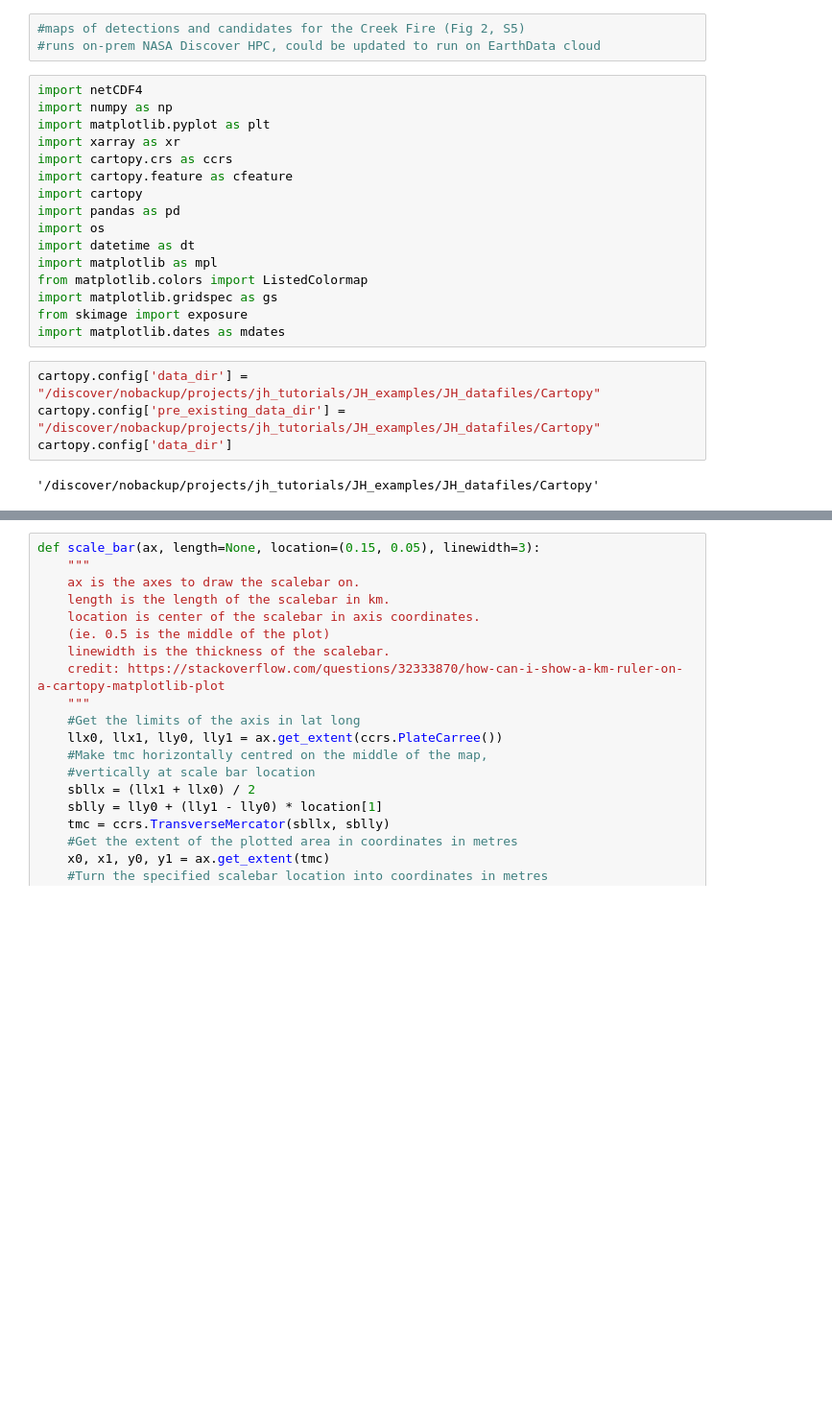
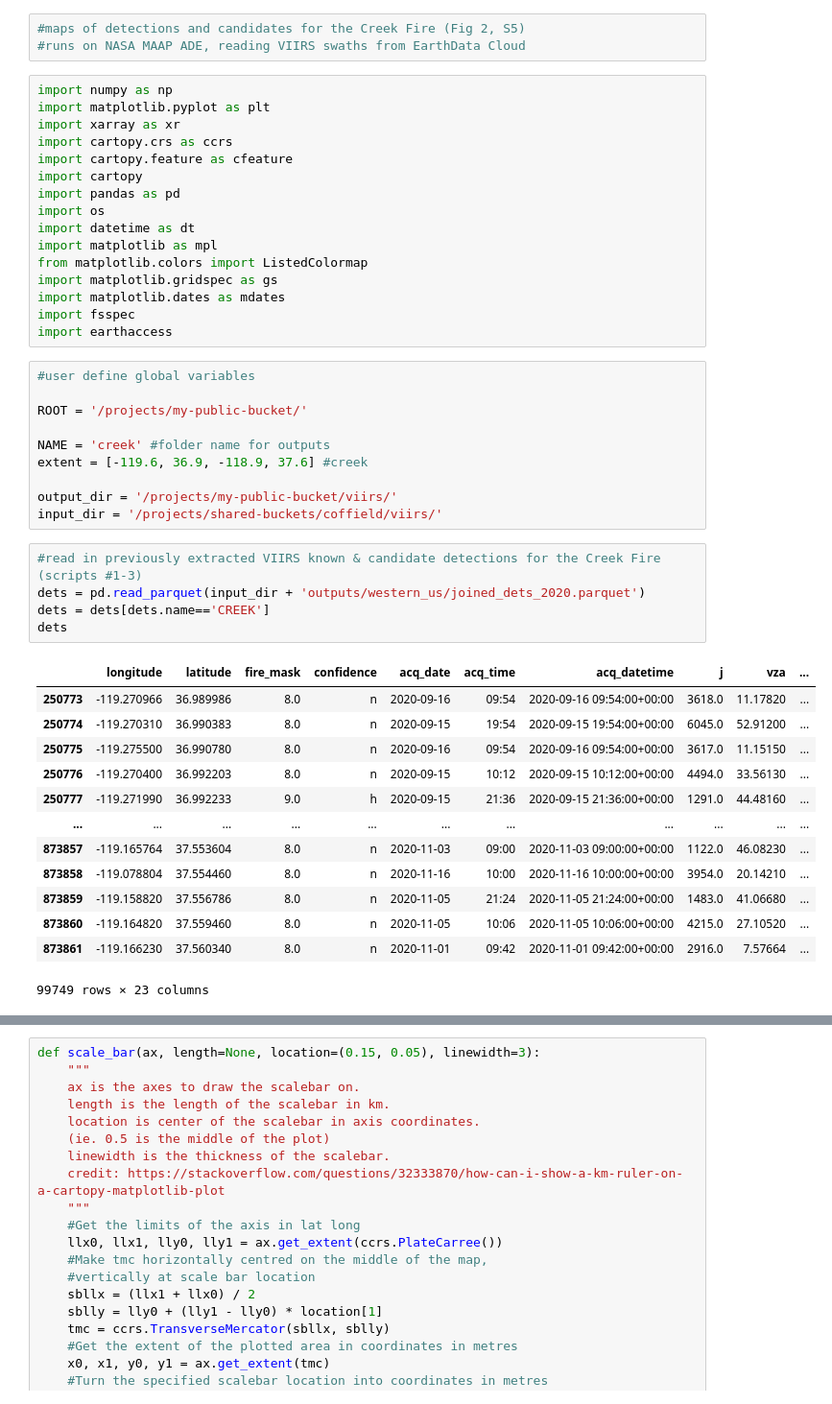
Before and after one commit to scoffiel/candidate_fires, a Jupyter notebook: 4_creek_figures.ipynb, the cells around one changed output, grey strips where cells are left out. Shown at 96% size. Saved outputs shown, nothing was run; the diff lists cells and outputs as text; blank space fills up the shorter version.

Commit message:
Add scripts (revised submission Aug 2025)

```diff
--- a/4_creek_figures.ipynb
+++ b/4_creek_figures.ipynb
@@ -1,8 +1,7 @@
 # %%
 #maps of detections and candidates for the Creek Fire (Fig 2, S5)
-#runs on-prem NASA Discover HPC, could be updated to run on EarthData cloud
+#runs on NASA MAAP ADE, reading VIIRS swaths from EarthData Cloud
 # %%
-import netCDF4
 import numpy as np
 import matplotlib.pyplot as plt
 import xarray as xr
@@ -15,11 +14,35 @@ import datetime as dt
 import matplotlib as mpl
 from matplotlib.colors import ListedColormap
 import matplotlib.gridspec as gs
-from skimage import exposure
 import matplotlib.dates as mdates
+import fsspec
+import earthaccess
-# %%
-cartopy.config['data_dir'] = "/discover/nobackup/projects/jh_tutorials/JH_examples/JH_datafiles/Cartopy"
-cartopy.config['pre_existing_data_dir'] = "/discover/nobackup/projects/jh_tutorials/JH_examples/JH_datafiles/Cartopy"
-cartopy.config['data_dir']
-# %% [output]
-'/discover/nobackup/projects/jh_tutorials/JH_examples/JH_datafiles/Cartopy'
+# %%
+#user define global variables
+
+ROOT = '/projects/my-public-bucket/'
+
+NAME = 'creek' #folder name for outputs
+extent = [-119.6, 36.9, -118.9, 37.6] #creek
+
+output_dir = '/projects/my-public-bucket/viirs/'
+input_dir = '/projects/shared-buckets/coffield/viirs/'
+# %%
+#read in previously extracted VIIRS known & candidate detections for the Creek Fire (scripts #1-3)
+dets = pd.read_parquet(input_dir + 'outputs/western_us/joined_dets_2020.parquet')
+dets = dets[dets.name=='CREEK']
+dets
+# %% [output]
+|  | longitude | latitude | fire_mask | confidence | acq_date | acq_time | acq_datetime | j | vza | ... |
+| 250773 | -119.270966 | 36.989986 | 8.0 | n | 2020-09-16 | 09:54 | 2020-09-16 09:54:00+00:00 | 3618.0 | 11.17820 | ... |
+| 250774 | -119.270310 | 36.990383 | 8.0 | n | 2020-09-15 | 19:54 | 2020-09-15 19:54:00+00:00 | 6045.0 | 52.91200 | ... |
+| 250775 | -119.275500 | 36.990780 | 8.0 | n | 2020-09-16 | 09:54 | 2020-09-16 09:54:00+00:00 | 3617.0 | 11.15150 | ... |
+| 250776 | -119.270400 | 36.992203 | 8.0 | n | 2020-09-15 | 10:12 | 2020-09-15 10:12:00+00:00 | 4494.0 | 33.56130 | ... |
+| 250777 | -119.271990 | 36.992233 | 9.0 | h | 2020-09-15 | 21:36 | 2020-09-15 21:36:00+00:00 | 1291.0 | 44.48160 | ... |
+| ... | ... | ... | ... | ... | ... | ... | ... | ... | ... | ... |
+| 873857 | -119.165764 | 37.553604 | 8.0 | n | 2020-11-03 | 09:00 | 2020-11-03 09:00:00+00:00 | 1122.0 | 46.08230 | ... |
+| 873858 | -119.078804 | 37.554460 | 8.0 | n | 2020-11-16 | 10:00 | 2020-11-16 10:00:00+00:00 | 3954.0 | 20.14210 | ... |
+| 873859 | -119.158820 | 37.556786 | 8.0 | n | 2020-11-05 | 21:24 | 2020-11-05 21:24:00+00:00 | 1483.0 | 41.06680 | ... |
+| 873860 | -119.164820 | 37.559460 | 8.0 | n | 2020-11-05 | 10:06 | 2020-11-05 10:06:00+00:00 | 4215.0 | 27.10520 | ... |
+| 873861 | -119.166230 | 37.560340 | 8.0 | n | 2020-11-01 | 09:42 | 2020-11-01 09:42:00+00:00 | 2916.0 | 7.57664 | ... |
+99749 rows × 23 columns
```
Also changed, not shown: parts of 11 cells of this notebook.
